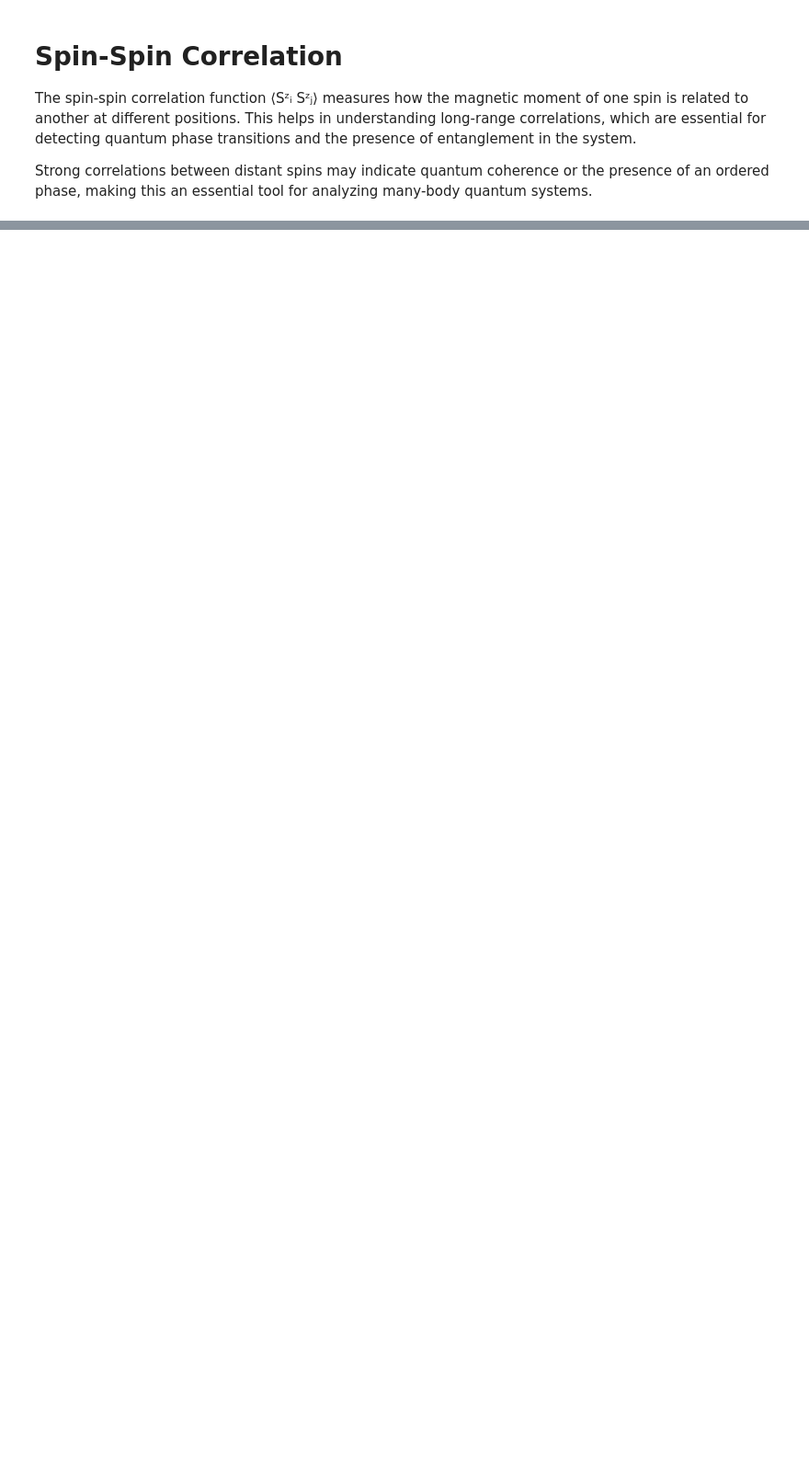
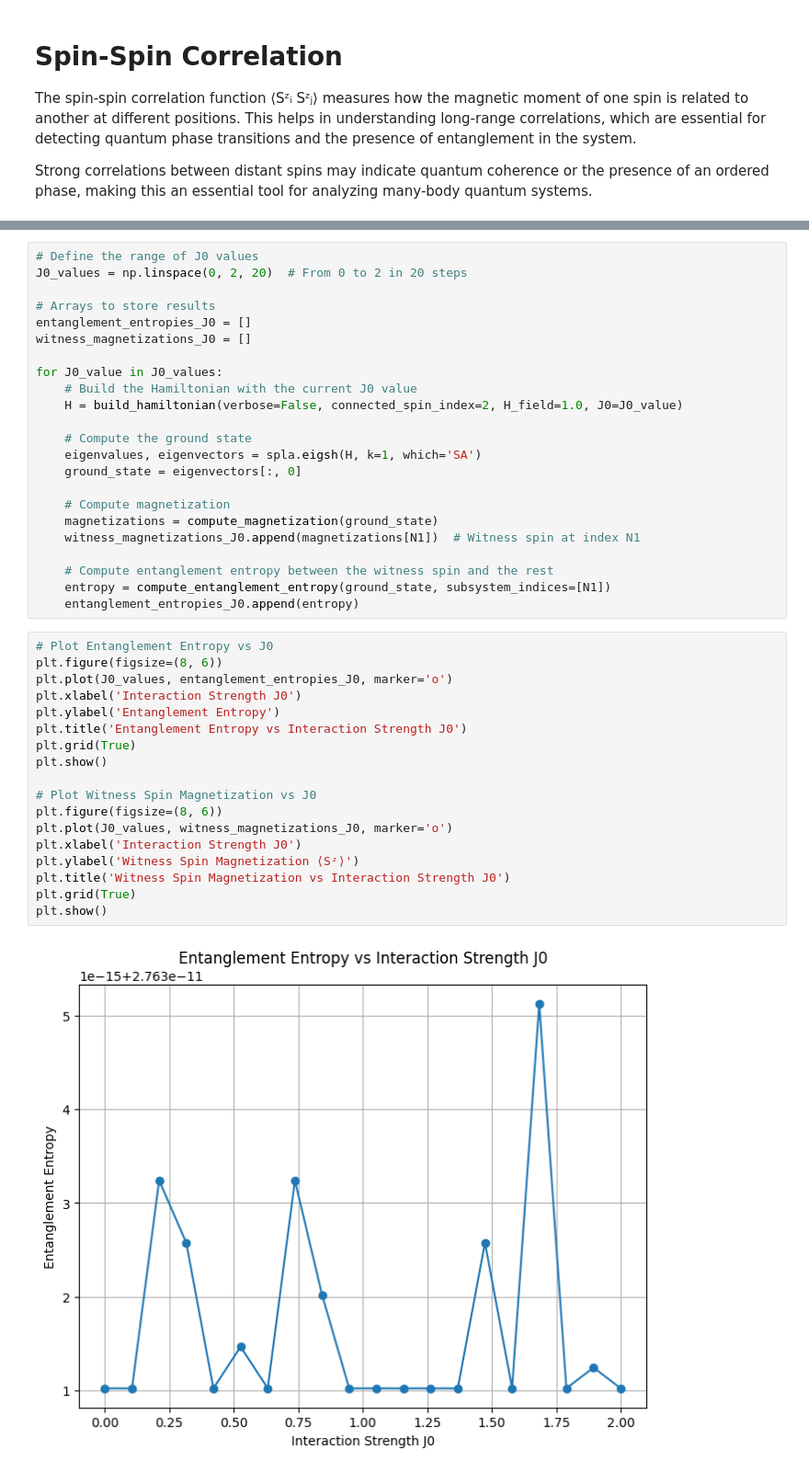
Before and after one commit to DanyloKolesnyk/QuantumMLChronicles, a Jupyter notebook: Ising_model/ising_classical.ipynb, the cells around one changed output, grey strips where cells are left out. Shown at 92% size. Drawn from its saved outputs; the diff is of its cells as text; blank space fills up the shorter version.

```diff
--- a/Ising_model/ising_classical.ipynb
+++ b/Ising_model/ising_classical.ipynb
@@ -423,0 +896,43 @@ Computing spin-spin correlation functions...
+# %%
+# Define the range of J0 values
+J0_values = np.linspace(0, 2, 20)  # From 0 to 2 in 20 steps
+
+# Arrays to store results
+entanglement_entropies_J0 = []
+witness_magnetizations_J0 = []
+
+for J0_value in J0_values:
+    # Build the Hamiltonian with the current J0 value
+    H = build_hamiltonian(verbose=False, connected_spin_index=2, H_field=1.0, J0=J0_value)
+
+    # Compute the ground state
+    eigenvalues, eigenvectors = spla.eigsh(H, k=1, which='SA')
+    ground_state = eigenvectors[:, 0]
+
+    # Compute magnetization
+    magnetizations = compute_magnetization(ground_state)
+    witness_magnetizations_J0.append(magnetizations[N1])  # Witness spin at index N1
+
+    # Compute entanglement entropy between the witness spin and the rest
+    entropy = compute_entanglement_entropy(ground_state, subsystem_indices=[N1])
+    entanglement_entropies_J0.append(entropy)
+# %%
+# Plot Entanglement Entropy vs J0
+plt.figure(figsize=(8, 6))
+plt.plot(J0_values, entanglement_entropies_J0, marker='o')
+plt.xlabel('Interaction Strength J0')
+plt.ylabel('Entanglement Entropy')
+plt.title('Entanglement Entropy vs Interaction Strength J0')
+plt.grid(True)
+plt.show()
+
+# Plot Witness Spin Magnetization vs J0
+plt.figure(figsize=(8, 6))
+plt.plot(J0_values, witness_magnetizations_J0, marker='o')
+plt.xlabel('Interaction Strength J0')
+plt.ylabel('Witness Spin Magnetization ⟨Sᶻ⟩')
+plt.title('Witness Spin Magnetization vs Interaction Strength J0')
+plt.grid(True)
+plt.show()
+# %% [output]
+[figure, added]
```
Also changed, not shown: parts of 31 cells of this notebook, 1 other file.
